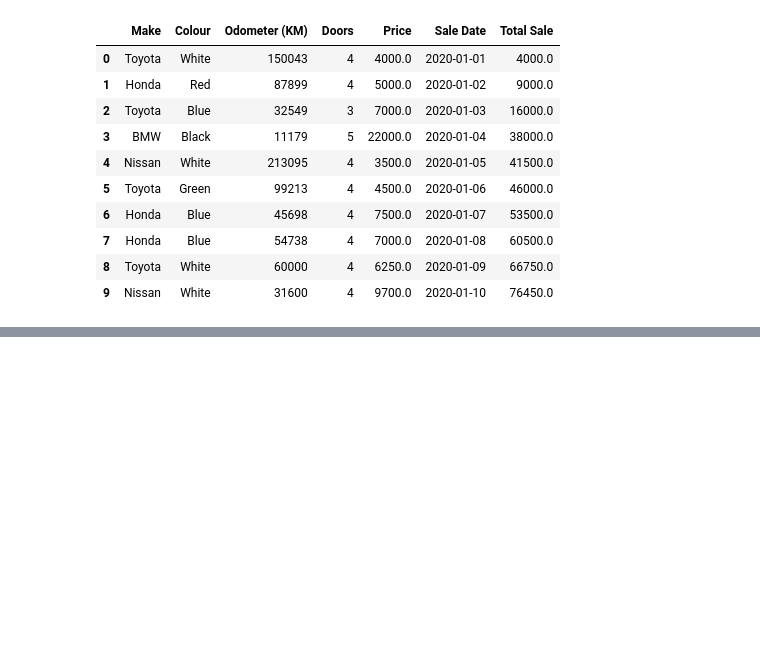
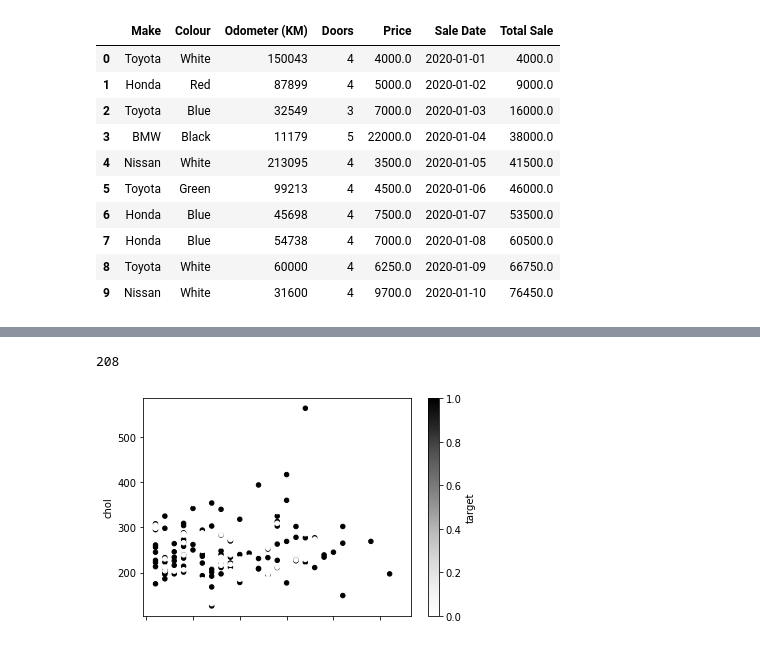
Before and after one commit to eternalAbyss/machine-learning, a Jupyter notebook: fundamentals/introduction-to-matplotlib.ipynb, the cells around one changed output, grey strips where cells are left out. Cells and saved outputs as stored; diff of their text form; code cells hidden in the pictures; blank space fills up the shorter version.

```diff
--- a/fundamentals/introduction-to-matplotlib.ipynb
+++ b/fundamentals/introduction-to-matplotlib.ipynb
@@ -305,0 +325,13 @@ car_sales
+# %%
+over_50 = heart_desease[heart_desease['age']>50]
+len(over_50)
+# %% [output]
+208
+# %%
+# Pyplot method
+over_50.plot(kind='scatter',
+             x='age',
+             y='chol',
+             c='target');
+# %% [output]
+[figure, added]
```
Also changed, not shown: parts of 25 cells of this notebook, 5 other files.
